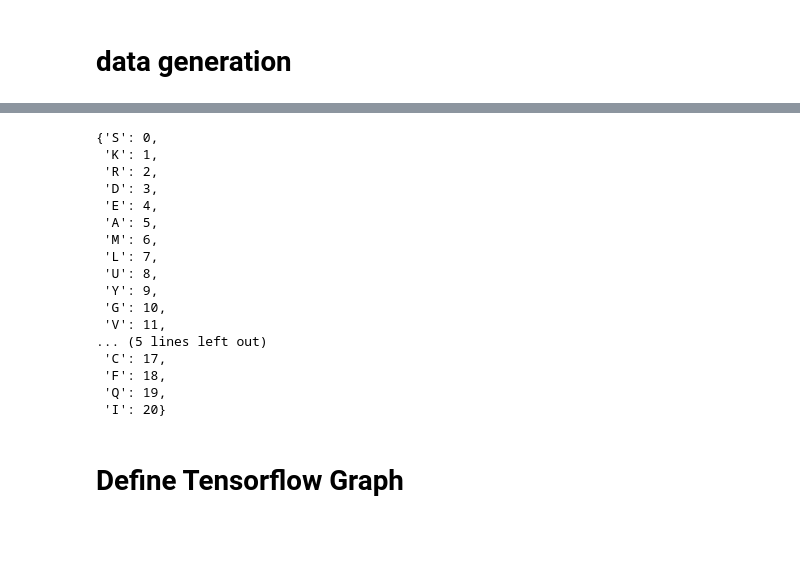
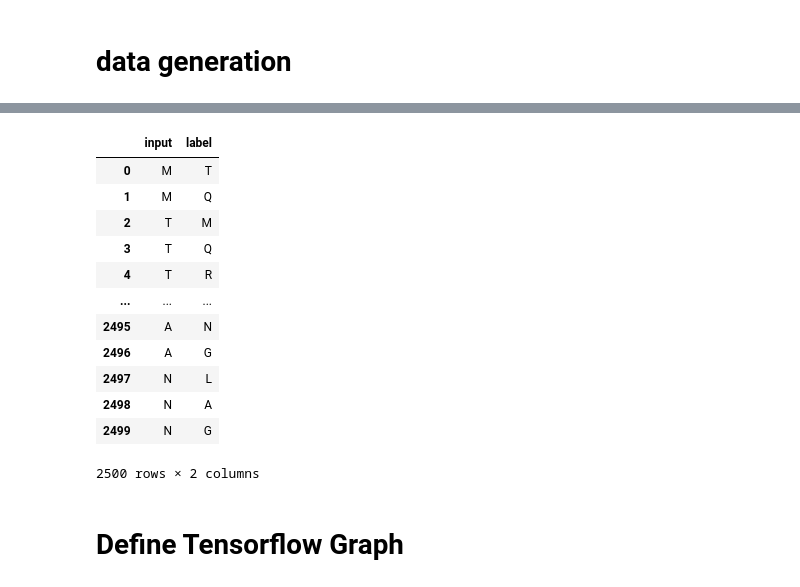
Before and after one commit to danielum16/cDNA-Vector-Embeddings, a Jupyter notebook: Context_Embeddings_3D_Plot_Generation_Script.ipynb, the cells around one changed output, grey strips where cells are left out. Drawn from its saved outputs; the diff is of its cells as text; code cells hidden in the pictures; blank space fills up the shorter version.

```diff
--- a/Context_Embeddings_3D_Plot_Generation_Script.ipynb
+++ b/Context_Embeddings_3D_Plot_Generation_Script.ipynb
@@ -257,23 +266,26 @@ df_downsampled = df.head(n)
-# %%
-AA2int
-# %% [output]
-{'S': 0,
- 'K': 1,
- 'R': 2,
- 'D': 3,
- 'E': 4,
- 'A': 5,
- 'M': 6,
- 'L': 7,
- 'U': 8,
- 'Y': 9,
- 'G': 10,
- 'V': 11,
-... (5 lines left out)
- 'C': 17,
- 'F': 18,
- 'Q': 19,
- 'I': 20}
+# %%
+# Convert the data into a pandas DataFrame
+df = pandify(data)
+
+# Downsample the DataFrame to the first 'n' rows
+df_downsampled = df.head(n)
+
+# Display the downsampled DataFrame
+df_downsampled
+# %% [output]
+|  | input | label |
+| 0 | M | T |
+| 1 | M | Q |
+| 2 | T | M |
+| 3 | T | Q |
+| 4 | T | R |
+| ... | ... | ... |
+| 2495 | A | N |
+| 2496 | A | G |
+| 2497 | N | L |
+| 2498 | N | A |
+| 2499 | N | G |
+2500 rows × 2 columns
 # %% [markdown]
 # Define Tensorflow Graph
 # %%
```
Also changed, not shown: parts of 57 cells of this notebook.
